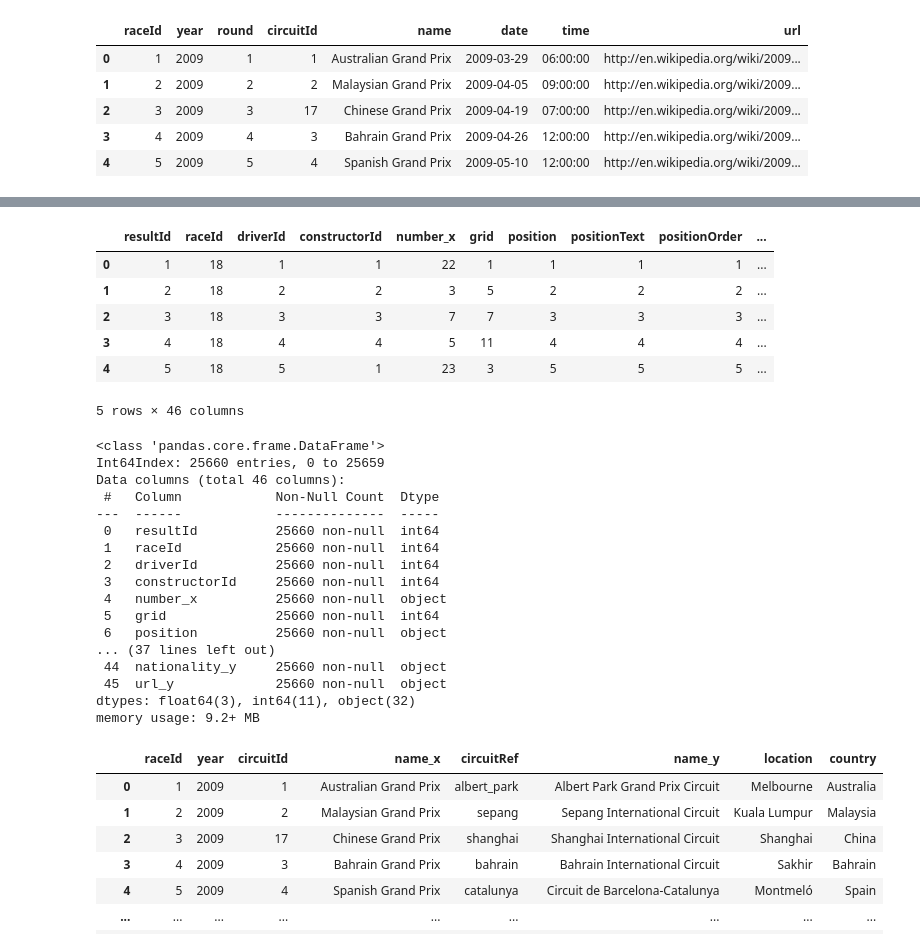
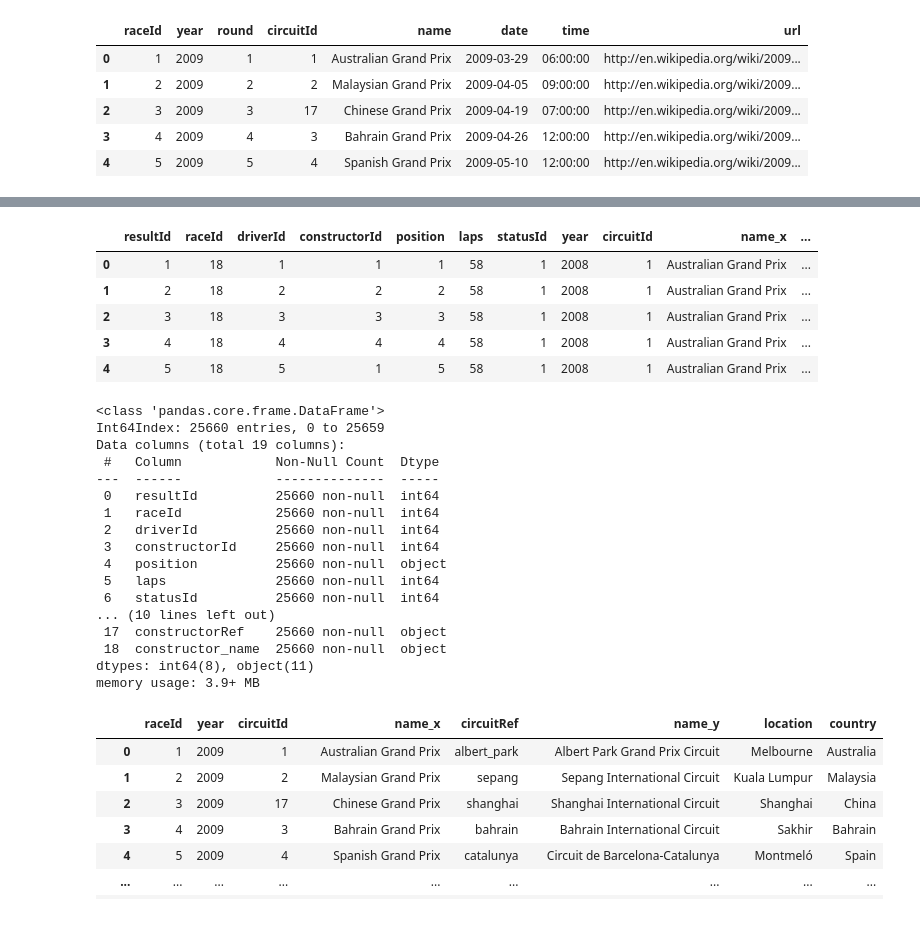
Before and after one commit to PraveenAyush/Formula-1-Analytics, a Jupyter notebook: Analysis_of_Crashes.ipynb, the cells around one changed output, grey strips where cells are left out. Drawn from its saved outputs; the diff is of its cells as text; code cells hidden in the pictures.

```diff
--- a/Analysis_of_Crashes.ipynb
+++ b/Analysis_of_Crashes.ipynb
@@ -6,14 +6,14 @@ import matplotlib.pyplot as plt
 import plotly.express as px
 # %%
 # These files contain data that needs to be put together
-drivers = pd.read_csv('drivers.csv')
-constructors = pd.read_csv('constructors.csv')
-circuits = pd.read_csv('circuits.csv')
-status = pd.read_csv('status.csv')
-races = pd.read_csv('races.csv')
+drivers = pd.read_csv('datasets/original/drivers.csv')
+constructors = pd.read_csv('datasets/original/constructors.csv')
+circuits = pd.read_csv('datasets/original/circuits.csv')
+status = pd.read_csv('datasets/original/status.csv')
+races = pd.read_csv('datasets/original/races.csv')
 
 # The results file contains all the codes from above files and needs to be worked on
-results = pd.read_csv('results.csv')
+results = pd.read_csv('datasets/original/results.csv')
 # %%
 # Viewing the results dataframe before modifications
 results.head(10)
@@ -83,39 +97,38 @@ Passing 'suffixes' which cause duplicate columns {'url_x'} in the result is depr
 # %%
 # Drop unnecessary columns and rename other columns for convenience
 
-#all_results = all_results.drop(['positionText', 'grid', 'fastestLap', 'rank', 'date', 'time', 'lat', 'lng', 'alt', 'url_x', 'number_y', 'forename', 'surname', 'dob', 'url_y', 'round', 'number_x', 'driverRef', 'positionOrder','nationality_x', 'nationality_y', 'url'], axis = 1)
+all_results = all_results.drop(['positionText', 'grid', 'fastestLap', 'rank', 'date', 'time', 'lat', 'lng', 'alt', 'url_x', 'number_y', 'forename', 'surname', 'dob', 'url_y', 'round', 'number_x', 'driverRef', 'positionOrder','nationality_x', 'nationality_y'], axis = 1)
 
 
-all_results.rename(columns = {'name_y': 'constructor_name', 'name_x': 'circuit_name'}, inplace=True)
+all_results.rename(columns = {'name_y': 'circuit_name', 'name': 'constructor_name'}, inplace=True)
 all_results.head()
 # %% [output]
-|  | resultId | raceId | driverId | constructorId | number_x | grid | position | positionText | positionOrder | ... |
-| 0 | 1 | 18 | 1 | 1 | 22 | 1 | 1 | 1 | 1 | ... |
-| 1 | 2 | 18 | 2 | 2 | 3 | 5 | 2 | 2 | 2 | ... |
-| 2 | 3 | 18 | 3 | 3 | 7 | 7 | 3 | 3 | 3 | ... |
-| 3 | 4 | 18 | 4 | 4 | 5 | 11 | 4 | 4 | 4 | ... |
-| 4 | 5 | 18 | 5 | 1 | 23 | 3 | 5 | 5 | 5 | ... |
+|  | resultId | raceId | driverId | constructorId | position | laps | statusId | year | circuitId | name_x | ... |
+| 0 | 1 | 18 | 1 | 1 | 1 | 58 | 1 | 2008 | 1 | Australian Grand Prix | ... |
+| 1 | 2 | 18 | 2 | 2 | 2 | 58 | 1 | 2008 | 1 | Australian Grand Prix | ... |
+| 2 | 3 | 18 | 3 | 3 | 3 | 58 | 1 | 2008 | 1 | Australian Grand Prix | ... |
+| 3 | 4 | 18 | 4 | 4 | 4 | 58 | 1 | 2008 | 1 | Australian Grand Prix | ... |
+| 4 | 5 | 18 | 5 | 1 | 5 | 58 | 1 | 2008 | 1 | Australian Grand Prix | ... |
-5 rows × 46 columns
 # %%
 all_results.info()
 # %% [output]
 <class 'pandas.core.frame.DataFrame'>
 Int64Index: 25660 entries, 0 to 25659
-Data columns (total 46 columns):
+Data columns (total 19 columns):
  #   Column            Non-Null Count  Dtype
 ---  ------            --------------  -----
  0   resultId          25660 non-null  int64
  1   raceId            25660 non-null  int64
  2   driverId          25660 non-null  int64
  3   constructorId     25660 non-null  int64
- 4   number_x          25660 non-null  object
- 5   grid              25660 non-null  int64
- 6   position          25660 non-null  object
-... (37 lines left out)
- 44  nationality_y     25660 non-null  object
- 45  url_y             25660 non-null  object
-dtypes: float64(3), int64(11), object(32)
-memory usage: 9.2+ MB
+ 4   position          25660 non-null  object
+ 5   laps              25660 non-null  int64
+ 6   statusId          25660 non-null  int64
+... (10 lines left out)
+ 17  constructorRef    25660 non-null  object
+ 18  constructor_name  25660 non-null  object
+dtypes: int64(8), object(11)
+memory usage: 3.9+ MB
 # %%
 # Create a dataframe which will be used to answer the last question
 
```
Also changed, not shown: parts of 18 cells of this notebook, 16 other files.
